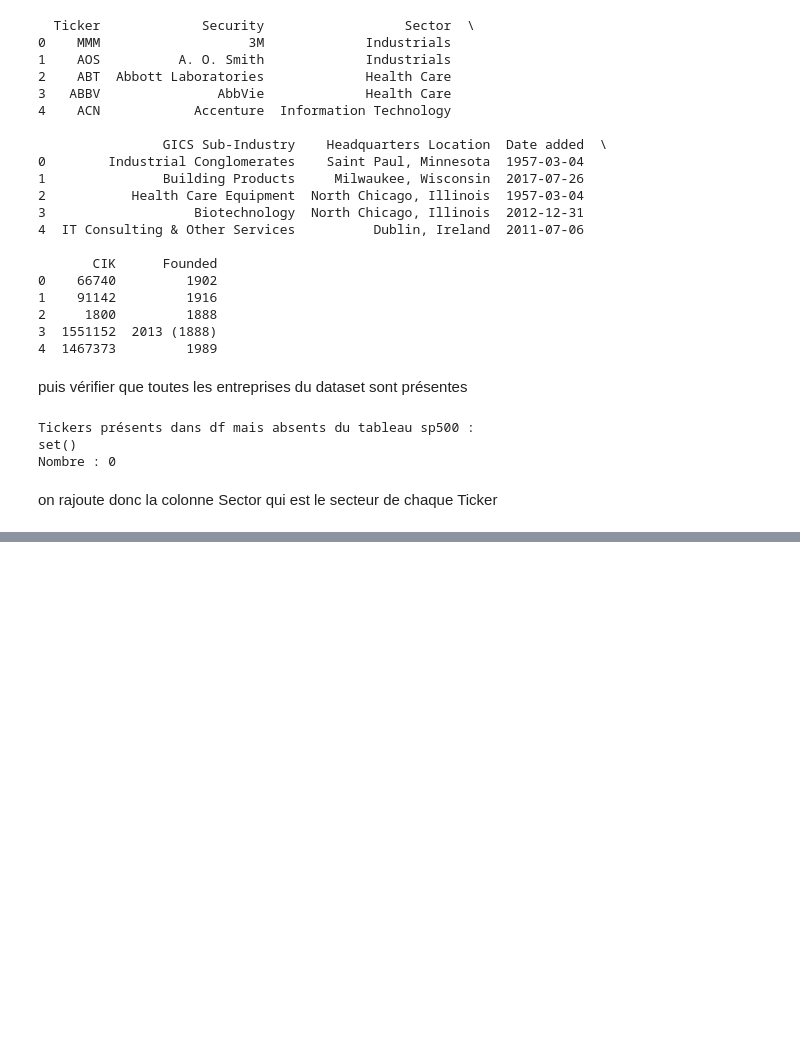
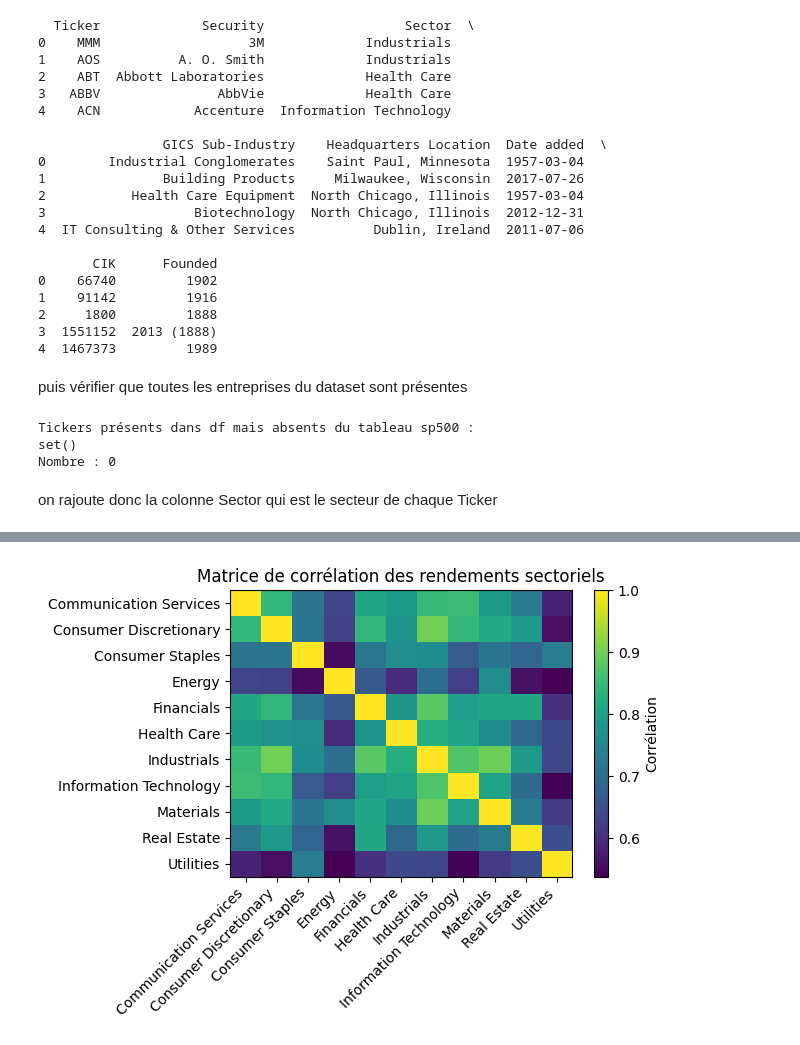
Before and after one commit to diabitbol/alpha-ranking-benchmark, a Jupyter notebook: description/description_2.ipynb, the cells around one changed output, grey strips where cells are left out. Saved outputs shown, nothing was run; the diff lists cells and outputs as text; code cells hidden in the pictures; blank space fills up the shorter version.

```diff
--- a/description/description_2.ipynb
+++ b/description/description_2.ipynb
@@ -66,0 +135,22 @@ df = df.merge(
+# %%
+# Rendement moyen par secteur et par jour
+sector_daily = df.groupby(['Date', 'Sector'])['Return'].mean().reset_index()
+
+# Pivot : ligne = Date, colonne = Sector, valeur = rendement
+sector_pivot = sector_daily.pivot(index='Date', columns='Sector', values='Return')
+
+# Matrice de corrélation
+corr_mat = sector_pivot.corr()
+
+plt.figure()
+im = plt.imshow(corr_mat, aspect='auto')
+plt.colorbar(im, label='Corrélation')
+
+plt.xticks(ticks=range(len(corr_mat.columns)), labels=corr_mat.columns, rotation=45, ha='right')
+plt.yticks(ticks=range(len(corr_mat.index)), labels=corr_mat.index)
+
+plt.title("Matrice de corrélation des rendements sectoriels")
+plt.tight_layout()
+plt.show()
+# %% [output]
+[figure, added]
```
Also changed, not shown: parts of 8 cells of this notebook, 1 other file.
